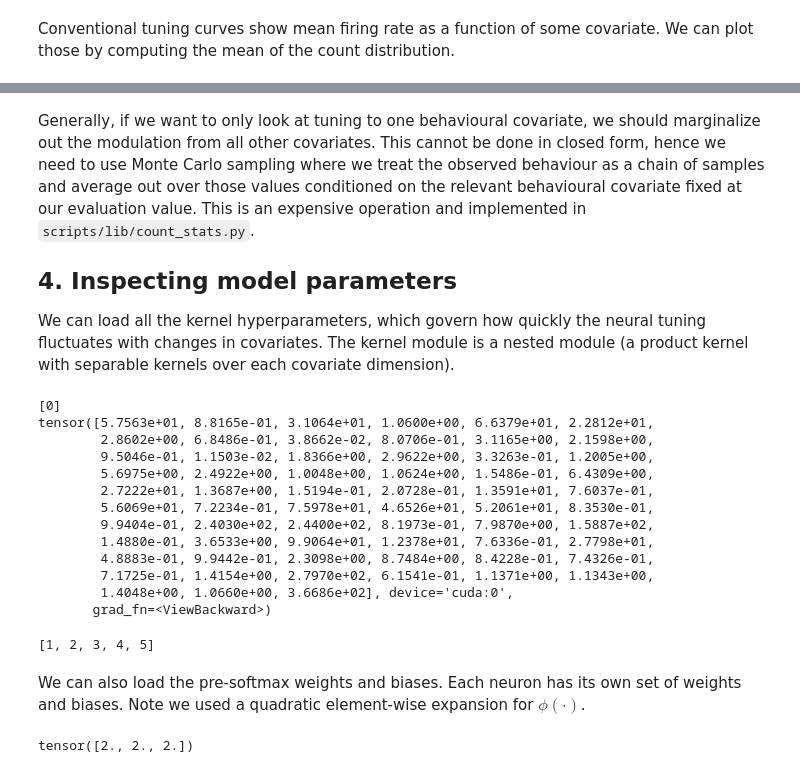
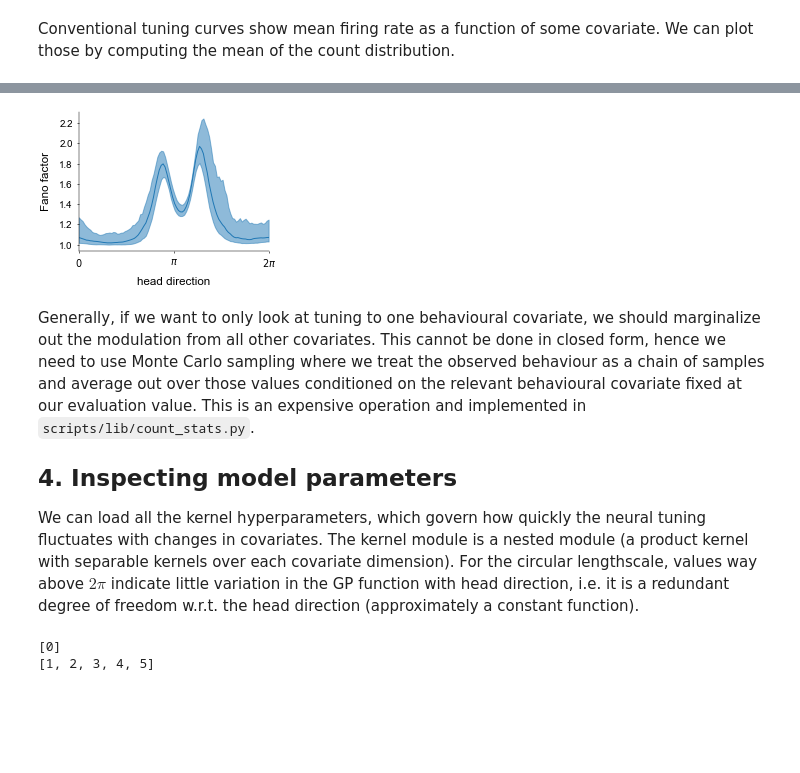
Before and after one commit to davindicode/UCM-interpret, a Jupyter notebook: example/notebook.ipynb, the cells around one changed output, grey strips where cells are left out. Saved outputs shown, nothing was run; the diff lists cells and outputs as text; code cells hidden in the pictures; blank space fills up the shorter version.

````diff
--- a/example/notebook.ipynb
+++ b/example/notebook.ipynb
@@ -219,2 +274,10 @@ We can compute the spike count distribution conditioned on input covariates, and
 # %% [markdown]
 Conventional tuning curves show mean firing rate as a function of some covariate. We can plot those by computing the mean of the count distribution.
+# %%
+K = P.shape[-1]
+counts = torch.arange(K)
+
+hd_mean = (counts[None, None, None, :] * P_mc).sum(-1)  # (MC, neurons, steps)
+hd_rate = hd_mean / tbin  # in units of Hz
+hd_var = (counts[None, None, None, :]**2 * P_mc).sum(-1) - hd_mean**2
+hd_FF = hd_var / (hd_mean + 1e-12)
@@ -221,3 +303,22 @@ Conventional tuning curves show mean firing rate as a function of some covariate
+# %%
+fig, ax = plt.subplots()
+
+lower, mean, upper = utils.signal.percentiles_from_samples(hd_FF, [0.05, 0.5, 0.95])
+ne = 20  # select neuron to plot
+
+line, = ax.plot(hd_sweep.numpy(), mean[ne, :].numpy())
+ax.fill_between(
+    hd_sweep.numpy(), lower[ne, :].numpy(), upper[ne, :].numpy(),
+    color=line.get_color(), alpha=0.5
+)
+ax.set_ylabel('Fano factor')
+ax.set_xlabel('head direction')
+ax.set_xlim(0, 2*np.pi)
+ax.set_xticks([0, np.pi, 2*np.pi])
+ax.set_xticklabels([r'$0$', r'$\pi$', r'$2\pi$'])
+plt.show()
+# %% [output]
+[figure, added]
 # %% [markdown]
 Generally, if we want to only look at tuning to one behavioural covariate, we should marginalize out the modulation from all other covariates. This cannot be done in closed form, hence we need to use Monte Carlo sampling where we treat the observed behaviour as a chain of samples and average out over those values conditioned on the relevant behavioural covariate fixed at our evaluation value. This is an expensive operation and implemented in ```scripts/lib/count_stats.py```.
 
@@ -225,31 +326,10 @@ Generally, if we want to only look at tuning to one behavioural covariate, we sh
 <a id='inspect'></a>
 ## 4. Inspecting model parameters
 
-We can load all the kernel hyperparameters, which govern how quickly the neural tuning fluctuates with changes in covariates. The kernel module is a nested module (a product kernel with separable kernels over each covariate dimension).
+We can load all the kernel hyperparameters, which govern how quickly the neural tuning fluctuates with changes in covariates. The kernel module is a nested module (a product kernel with separable kernels over each covariate dimension). For the circular lengthscale, values way above $2\pi$ indicate little variation in the GP function with head direction, i.e. it is a redundant degree of freedom w.r.t. the head direction (approximately a constant function).
 # %%
 print(modelfit.mapping.kernel.kern0.kern1.track_dims)  # this is a circular kernel over the head direction (covariate dimension 0)
-print(modelfit.mapping.kernel.kern0.kern1.lengthscale.flatten())  # all angular lengthscales
+print(modelfit.mapping.kernel.kern1.track_dims)  # this is a Euclidean kernel over other behavioural covariates (dimensions 1 to 5)
 # %% [output]
 [0]
-tensor([5.7563e+01, 8.8165e-01, 3.1064e+01, 1.0600e+00, 6.6379e+01, 2.2812e+01,
-        2.8602e+00, 6.8486e-01, 3.8662e-02, 8.0706e-01, 3.1165e+00, 2.1598e+00,
-        9.5046e-01, 1.1503e-02, 1.8366e+00, 2.9622e+00, 3.3263e-01, 1.2005e+00,
-        5.6975e+00, 2.4922e+00, 1.0048e+00, 1.0624e+00, 1.5486e-01, 6.4309e+00,
-        2.7222e+01, 1.3687e+00, 1.5194e-01, 2.0728e-01, 1.3591e+01, 7.6037e-01,
-        5.6069e+01, 7.2234e-01, 7.5978e+01, 4.6526e+01, 5.2061e+01, 8.3530e-01,
-        9.9404e-01, 2.4030e+02, 2.4400e+02, 8.1973e-01, 7.9870e+00, 1.5887e+02,
-        1.4880e-01, 3.6533e+00, 9.9064e+01, 1.2378e+01, 7.6336e-01, 2.7798e+01,
-        4.8883e-01, 9.9442e-01, 2.3098e+00, 8.7484e+00, 8.4228e-01, 7.4326e-01,
-        7.1725e-01, 1.4154e+00, 2.7970e+02, 6.1541e-01, 1.1371e+00, 1.1343e+00,
-        1.4048e+00, 1.0660e+00, 3.6686e+02], device='cuda:0',
-       grad_fn=<ViewBackward>)
+[1, 2, 3, 4, 5]
-# %%
-modelfit.mapping.kernel.kern1.track_dims  # this is a Euclidean kernel over other behavioural covariates
-# %% [output]
-[1, 2, 3, 4, 5]
-# %% [markdown]
-We can also load the pre-softmax weights and biases. Each neuron has its own set of weights and biases. Note we used a quadratic element-wise expansion for $\phi(\cdot)$.
-# %%
-modelfit.likelihood.mapping_net.basis[0](2*torch.ones(3))
-# %% [output]
-tensor([2., 2., 2.])
````
Also changed, not shown: parts of 19 cells of this notebook, 4 other files.
